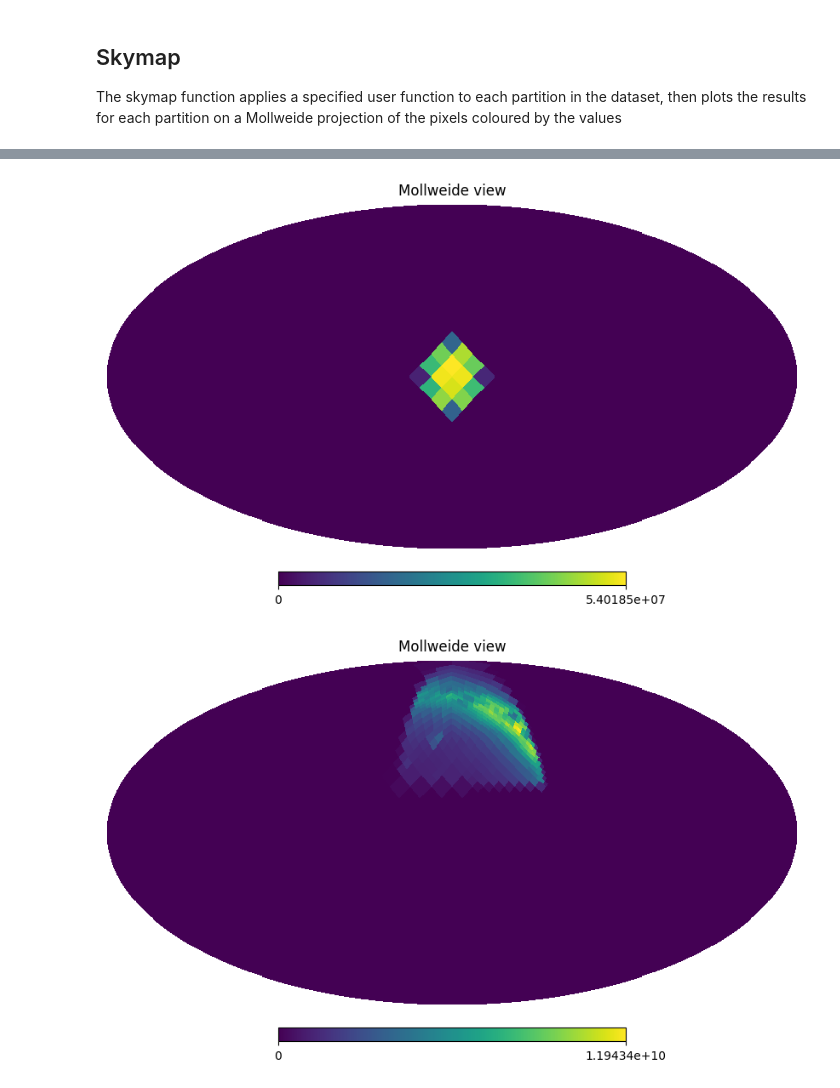
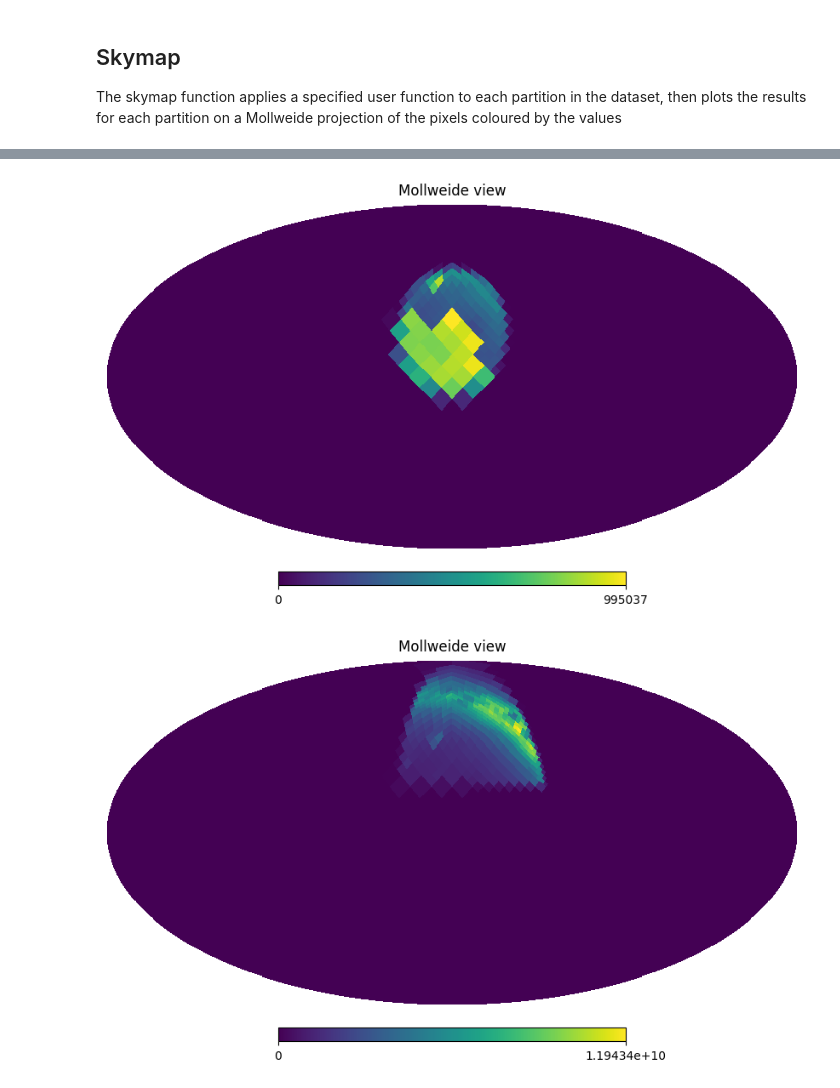
Before and after one commit to lincc-frameworks/notebooks_lf, a Jupyter notebook: sprints/2024/03_07/margin-filter-and-skymap.ipynb, the cells around one changed output, grey strips where cells are left out. Saved outputs shown, nothing was run; the diff lists cells and outputs as text; code cells hidden in the pictures.

```diff
--- a/sprints/2024/03_07/margin-filter-and-skymap.ipynb
+++ b/sprints/2024/03_07/margin-filter-and-skymap.ipynb
@@ -180,10 +187,10 @@ The skymap function applies a specified user function to each partition in the d
 # %%
-def density(df, pixel):
-    return len(df) / hp.nside2pixarea(2 ** pixel.order)
+def length(df, _):
+    return len(df)
 # %%
-ztf.cone_search(0, 0, 50000).skymap(density)
+ztf.cone_search(0, 20, 100000).skymap(length)
 # %% [output]
-[figure, old version]
+[figure, new version]
 # %%
 def brightness(df, pixel):
     return df["mean_mag_r"].sum() / hp.nside2pixarea(2 ** pixel.order)
```
Also changed, not shown: parts of 3 cells of this notebook.
